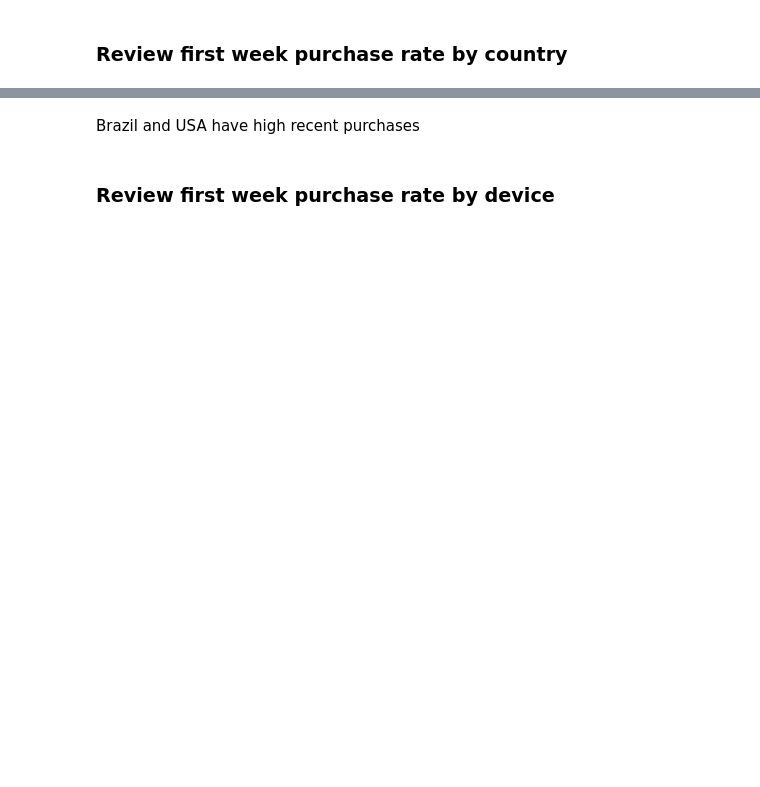
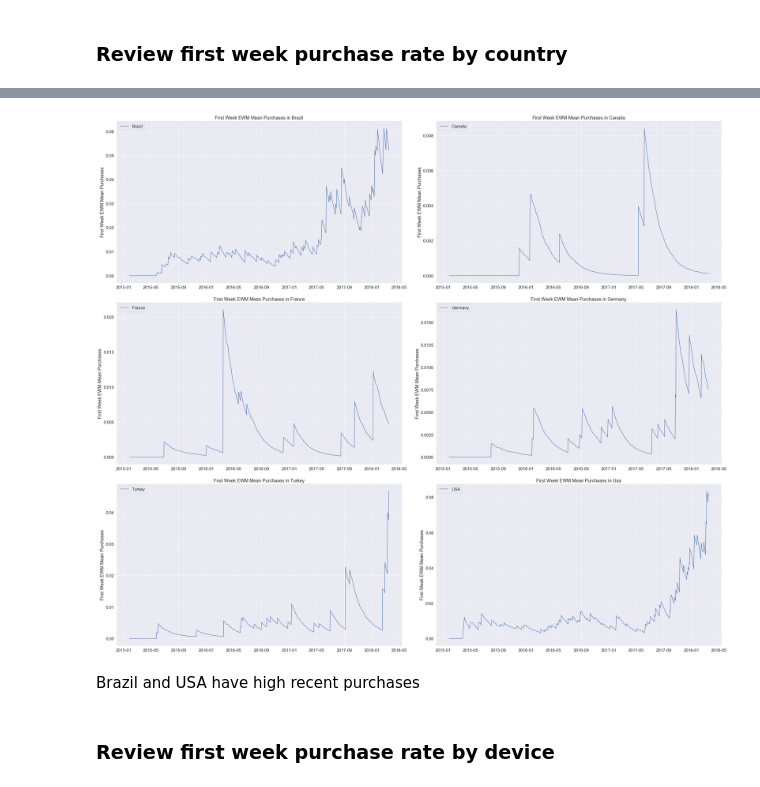
Before and after one commit to BitterScientist/bitterscientist.com, a Jupyter notebook: folders/ds_blogs/projects/kpi_testing/kpi_testing.ipynb, the cells around one changed output, grey strips where cells are left out. Drawn from its saved outputs; the diff is of its cells as text; code cells hidden in the pictures; blank space fills up the shorter version.

```diff
--- a/folders/ds_blogs/projects/kpi_testing/kpi_testing.ipynb
+++ b/folders/ds_blogs/projects/kpi_testing/kpi_testing.ipynb
@@ -859,6 +967,9 @@ plt.show()
 user_purchases_country = customer_purchases.groupby(by=['registration_date','country'], as_index=False)['purchase_dur_week1'].agg('mean')
 # Replace all na with 0
 user_purchases_country['purchase_dur_week1'].fillna(0, inplace=True)
+# %%
+# Convert country to string
+user_purchases_country['country'] = user_purchases_country['country'].astype(str)
 # %%
 # Pivot the data
 country_pivot = pd.pivot_table(user_purchases_country, values=['purchase_dur_week1'], columns=['country'], index=['registration_date'])
@@ -876,3 +976,32 @@ plt.show()
+# %%
+# Drop top level of country
+country_pivot.columns = country_pivot.columns.droplevel(0)
+# reset index for dataframe
+country_pivot.reset_index(inplace=True)
+# %%
+# Filter dataframe (remove uncessary columns)
+country_pivot = country_pivot[['registration_date', 'Brazil',
+                               'Canada', 'France', 'Germany',
+                               'Turkey', 'USA']]
+# %%
+# Country names
+country_names = ['Brazil', 'Canada', 'France', 'Germany', 'Turkey', 'USA']
+# %%
+# EWM Mean purchases by country
+fig = plt.figure(figsize=(35,30))
+fig.subplots_adjust(hspace=1, wspace=0.2)
+for c, num in zip(country_names, range(1,7)):
+    ax = fig.add_subplot(3,2, num)
+    ax.plot(country_pivot['registration_date'], country_pivot[c].ewm(span=100).mean(), label=c)
+    ax.set_ylabel("First Week EWM Mean Purchases")
+    ax.set_title(f"First Week EWM Mean Purchases in {c.capitalize()}")
+    ax.legend(loc="upper left")
+
+plt.tight_layout()
+plt.savefig("static/images/figure11_purchases.png", bbox_inches='tight')
+plt.show()
+# %% [output]
+[figure, added]
 # %% [markdown]
 Brazil and USA have high recent purchases
 # %% [markdown]
```
Also changed, not shown: parts of 38 cells of this notebook, 15 other files.
